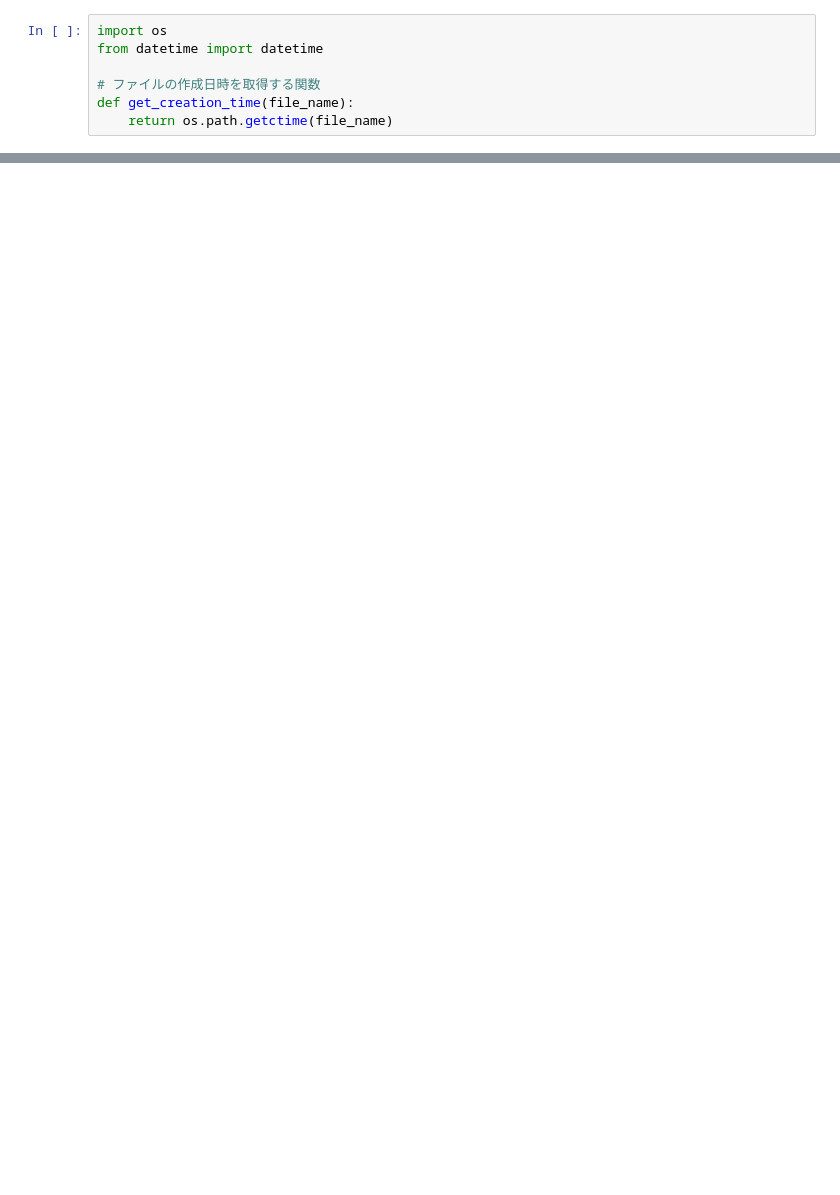
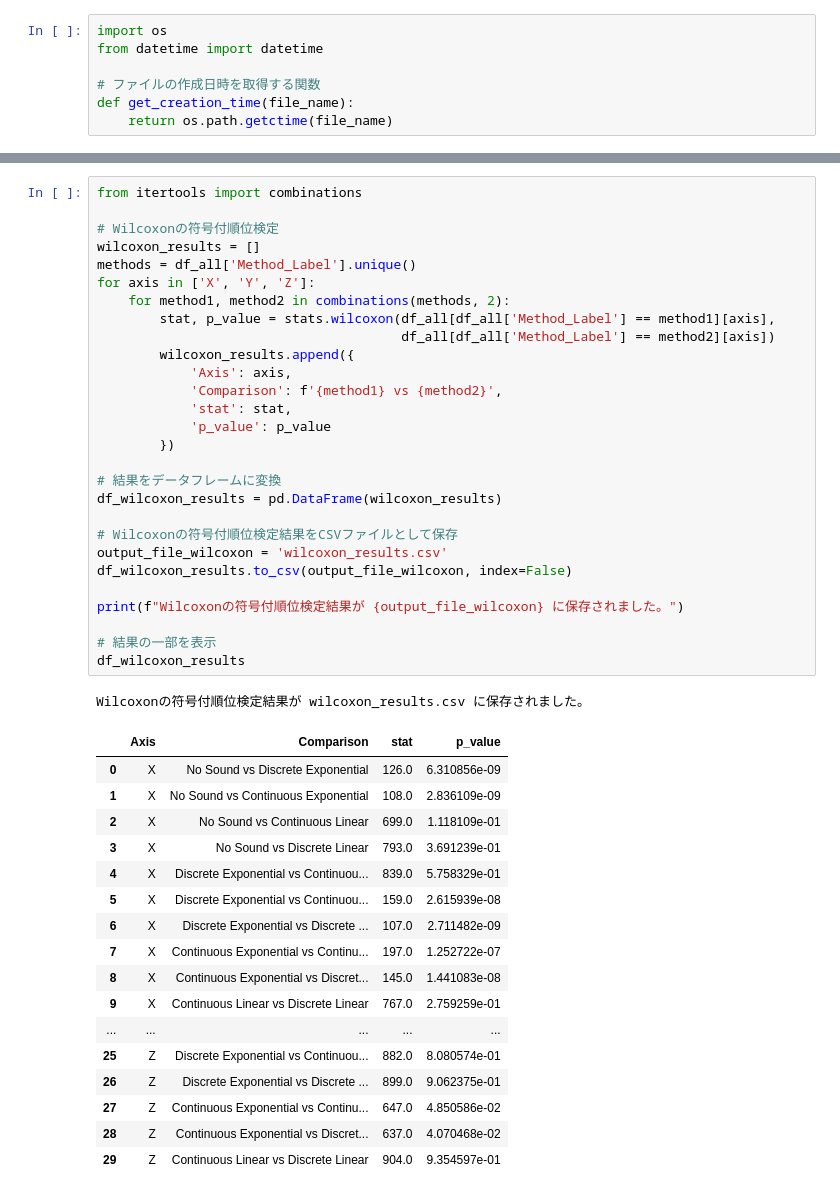
Before and after one commit to takaharayota531/poster-exp-analysis, a Jupyter notebook: data_analysis/main-exp1-all.ipynb, the cells around one changed output, grey strips where cells are left out. Saved outputs shown, nothing was run; the diff lists cells and outputs as text; blank space fills up the shorter version.

```diff
--- a/data_analysis/main-exp1-all.ipynb
+++ b/data_analysis/main-exp1-all.ipynb
@@ -291,0 +467,47 @@ plt.show()
+# %%
+from itertools import combinations
+
+# Wilcoxonの符号付順位検定
+wilcoxon_results = []
+methods = df_all['Method_Label'].unique()
+for axis in ['X', 'Y', 'Z']:
+    for method1, method2 in combinations(methods, 2):
+        stat, p_value = stats.wilcoxon(df_all[df_all['Method_Label'] == method1][axis],
+                                       df_all[df_all['Method_Label'] == method2][axis])
+        wilcoxon_results.append({
+            'Axis': axis,
+            'Comparison': f'{method1} vs {method2}',
+            'stat': stat,
+            'p_value': p_value
+        })
+
+# 結果をデータフレームに変換
+df_wilcoxon_results = pd.DataFrame(wilcoxon_results)
+
+# Wilcoxonの符号付順位検定結果をCSVファイルとして保存
+output_file_wilcoxon = 'wilcoxon_results.csv'
+df_wilcoxon_results.to_csv(output_file_wilcoxon, index=False)
+
+print(f"Wilcoxonの符号付順位検定結果が {output_file_wilcoxon} に保存されました。")
+
+# 結果の一部を表示
+df_wilcoxon_results
+# %% [output]
+Wilcoxonの符号付順位検定結果が wilcoxon_results.csv に保存されました。
+|  | Axis | Comparison | stat | p_value |
+| 0 | X | No Sound vs Discrete Exponential | 126.0 | 6.310856e-09 |
+| 1 | X | No Sound vs Continuous Exponential | 108.0 | 2.836109e-09 |
+| 2 | X | No Sound vs Continuous Linear | 699.0 | 1.118109e-01 |
+| 3 | X | No Sound vs Discrete Linear | 793.0 | 3.691239e-01 |
+| 4 | X | Discrete Exponential vs Continuou... | 839.0 | 5.758329e-01 |
+| 5 | X | Discrete Exponential vs Continuou... | 159.0 | 2.615939e-08 |
+| 6 | X | Discrete Exponential vs Discrete ... | 107.0 | 2.711482e-09 |
+| 7 | X | Continuous Exponential vs Continu... | 197.0 | 1.252722e-07 |
+| 8 | X | Continuous Exponential vs Discret... | 145.0 | 1.441083e-08 |
+| 9 | X | Continuous Linear vs Discrete Linear | 767.0 | 2.759259e-01 |
+| ... | ... | ... | ... | ... |
+| 25 | Z | Discrete Exponential vs Continuou... | 882.0 | 8.080574e-01 |
+| 26 | Z | Discrete Exponential vs Discrete ... | 899.0 | 9.062375e-01 |
+| 27 | Z | Continuous Exponential vs Continu... | 647.0 | 4.850586e-02 |
+| 28 | Z | Continuous Exponential vs Discret... | 637.0 | 4.070468e-02 |
+| 29 | Z | Continuous Linear vs Discrete Linear | 904.0 | 9.354597e-01 |
```
Also changed, not shown: parts of 10 cells of this notebook, 14 other files.
